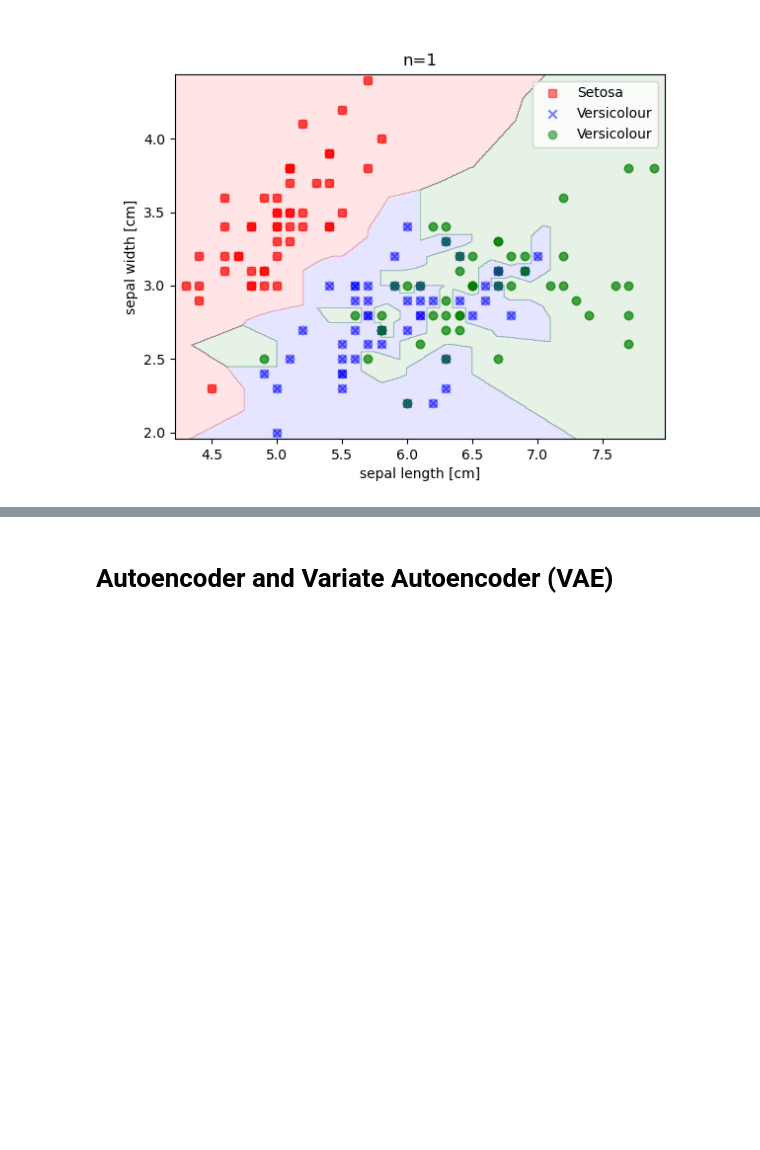
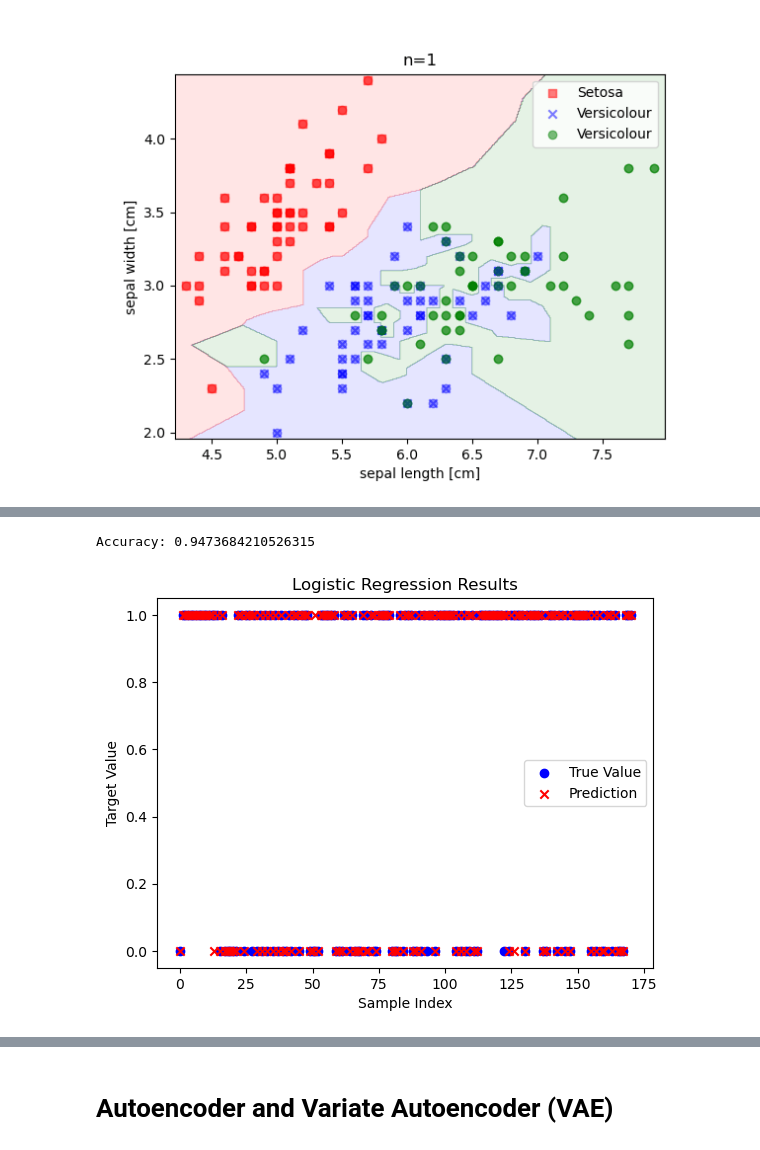
Before and after one commit to MinwooKim1990/Dictionary, a Jupyter notebook: AI_CV_Dic.ipynb, the cells around one changed output, grey strips where cells are left out. Cells and saved outputs as stored; diff of their text form; code cells hidden in the pictures; blank space fills up the shorter version.

```diff
--- a/AI_CV_Dic.ipynb
+++ b/AI_CV_Dic.ipynb
@@ -267,0 +287,24 @@ with open(path,'rb') as f:
+# %%
+import numpy as np
+import matplotlib.pyplot as plt
+from sklearn.datasets import load_breast_cancer
+from sklearn.linear_model import LogisticRegression
+from sklearn.model_selection import train_test_split
+data = load_breast_cancer() # Load the breast cancer dataset
+X, y = data.data, data.target
+X_train, X_test, y_train, y_test = train_test_split(X, y, test_size=0.3, random_state=0) # Split the data into training and test sets
+logistic_regression = LogisticRegression(solver='sag', max_iter=100000) # Train the logistic regression model
+logistic_regression.fit(X_train, y_train)
+y_pred = logistic_regression.predict(X_test) # Make predictions on the test set
+accuracy = accuracy_score(y_test, y_pred)
+print('Accuracy:', accuracy)
+plt.scatter(np.arange(len(y_test)), y_test, c='blue', marker='o', label='True Value') # Plot the results
+plt.scatter(np.arange(len(y_pred)), y_pred, c='red', marker='x', label='Prediction')
+plt.legend()
+plt.xlabel('Sample Index')
+plt.ylabel('Target Value')
+plt.title('Logistic Regression Results')
+plt.show()
+# %% [output]
+Accuracy: 0.9473684210526315
+[figure, added]
```
Also changed, not shown: parts of 18 cells of this notebook.
